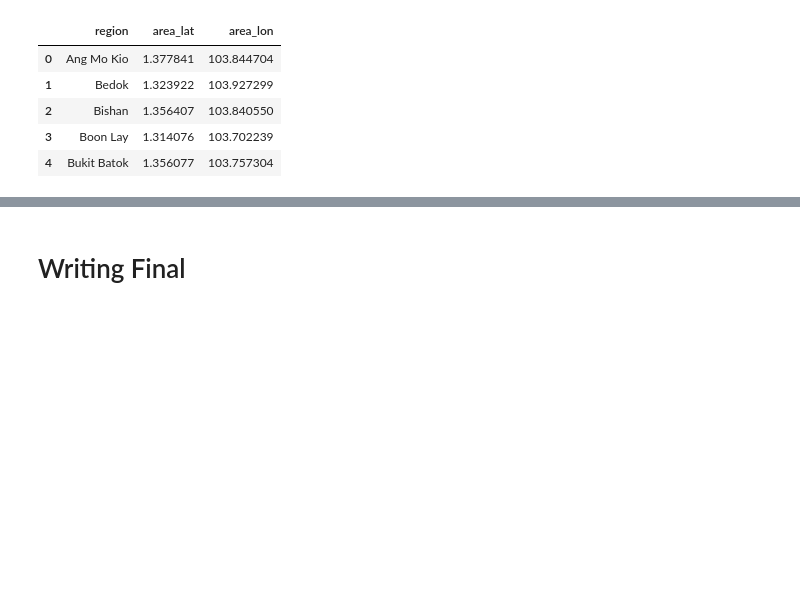
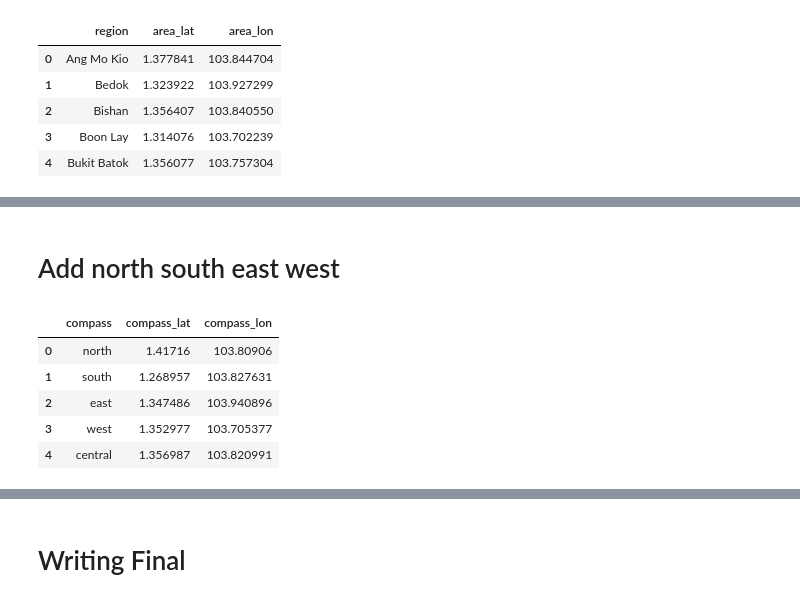
Before and after one commit to don-tay/traffic-predict, a Jupyter notebook: finding_camera_to_weather_location/camera_station_mapping.ipynb, the cells around one changed output, grey strips where cells are left out. Drawn from its saved outputs; the diff is of its cells as text; code cells hidden in the pictures; blank space fills up the shorter version.

```diff
--- a/finding_camera_to_weather_location/camera_station_mapping.ipynb
+++ b/finding_camera_to_weather_location/camera_station_mapping.ipynb
@@ -222 +222,25 @@ df3
 87 rows × 15 columns
+# %% [markdown]
+# Add north south east west
+# %%
+compass = ["north", "south", "east", "west", "central"]
+compass_lat = [1.4171600757873817,
+               1.2689570746680328,
+               1.3474858448902267,
+               1.3529774835842006,
+               1.3569871019585316]
+compass_lon = [103.80906027423956,
+               103.82763148734753,
+               103.94089620103182,
+               103.70537681098106,
+               103.82099141380705]
+compass_df = pd.DataFrame([compass, compass_lat, compass_lon]).T.\
+rename(columns = {0 : "compass", 1 : "compass_lat", 2: "compass_lon"})
+compass_df
+# %% [output]
+|  | compass | compass_lat | compass_lon |
+| 0 | north | 1.41716 | 103.80906 |
+| 1 | south | 1.268957 | 103.827631 |
+| 2 | east | 1.347486 | 103.940896 |
+| 3 | west | 1.352977 | 103.705377 |
+| 4 | central | 1.356987 | 103.820991 |
```
Also changed, not shown: parts of 7 cells of this notebook, 1 other file.
